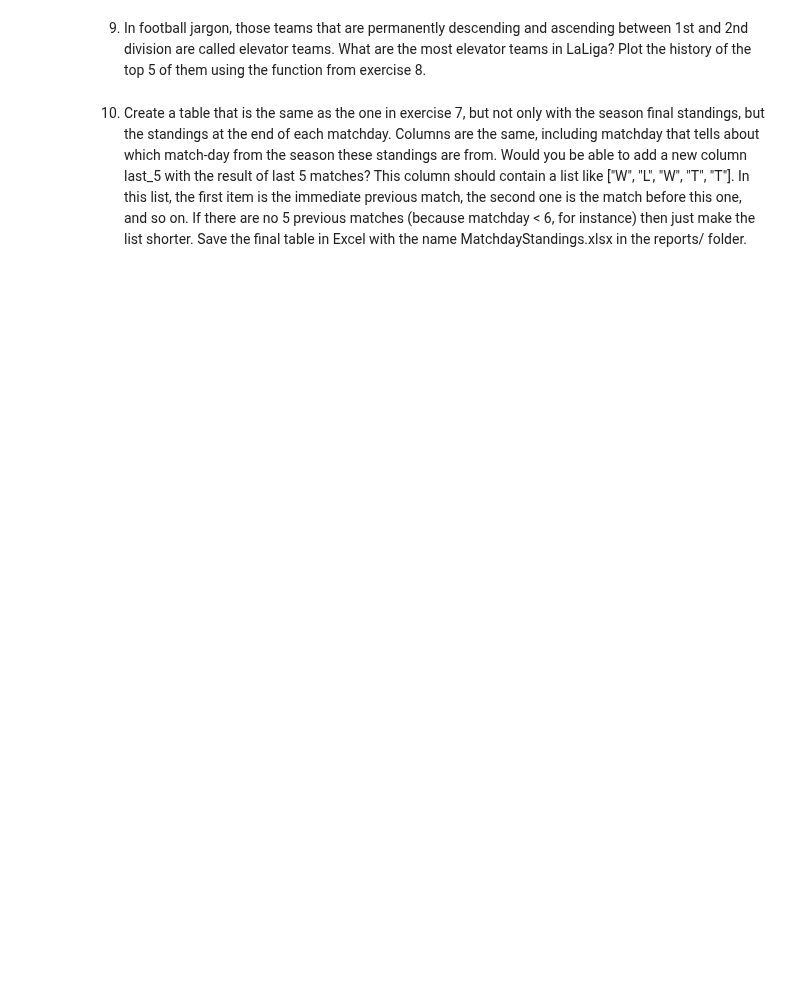
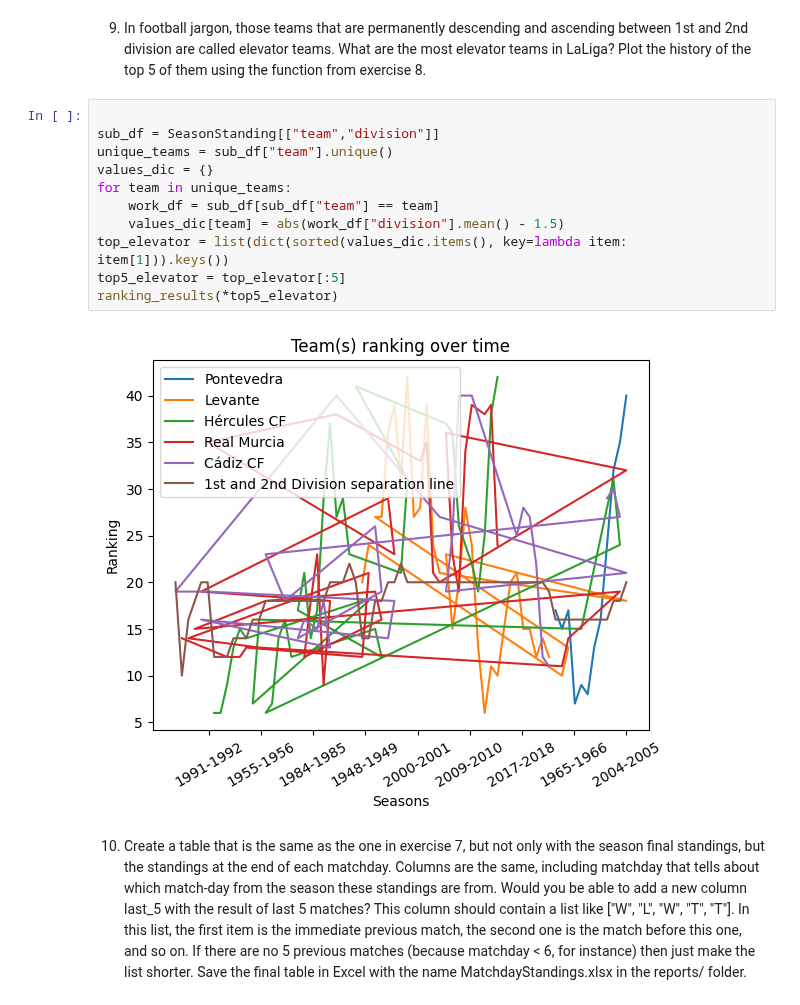
Before and after one commit to alexfulleda98/la-quiniela, a Jupyter notebook: analysis/LaLigaDataAnalysis.ipynb, the cells around one changed output. Cells and saved outputs as stored; diff of their text form; blank space fills up the shorter version.

```diff
--- a/analysis/LaLigaDataAnalysis.ipynb
+++ b/analysis/LaLigaDataAnalysis.ipynb
@@ -458,5 +517,18 @@ ranking_results("Barcelona", "Villarreal")
 # %% [markdown]
 9. In football jargon, those teams that are permanently descending and ascending between 1st and 2nd division are called elevator teams. What are the most elevator teams in LaLiga? Plot the history of the top 5 of them using the function from exercise 8.
+# %%
+
+sub_df = SeasonStanding[["team","division"]]
+unique_teams = sub_df["team"].unique()
+values_dic = {}
+for team in unique_teams:
+    work_df = sub_df[sub_df["team"] == team]
+    values_dic[team] = abs(work_df["division"].mean() - 1.5)
+top_elevator = list(dict(sorted(values_dic.items(), key=lambda item: item[1])).keys())
+top5_elevator = top_elevator[:5]
+ranking_results(*top5_elevator)
+# %% [output]
+[figure, added]
 # %% [markdown]
 10. Create a table that is the same as the one in exercise 7, but not only with
 the season final standings, but the standings at the end of each matchday.
```
Also changed, not shown: parts of 16 cells of this notebook.
